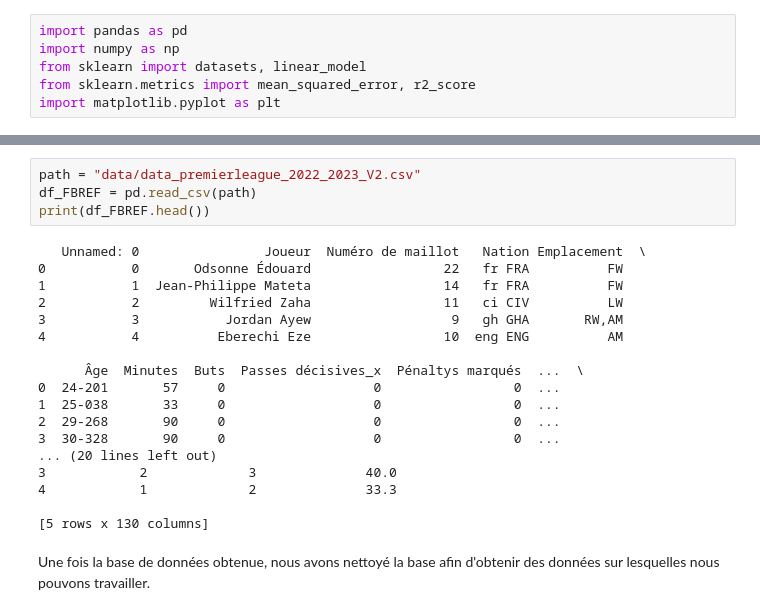
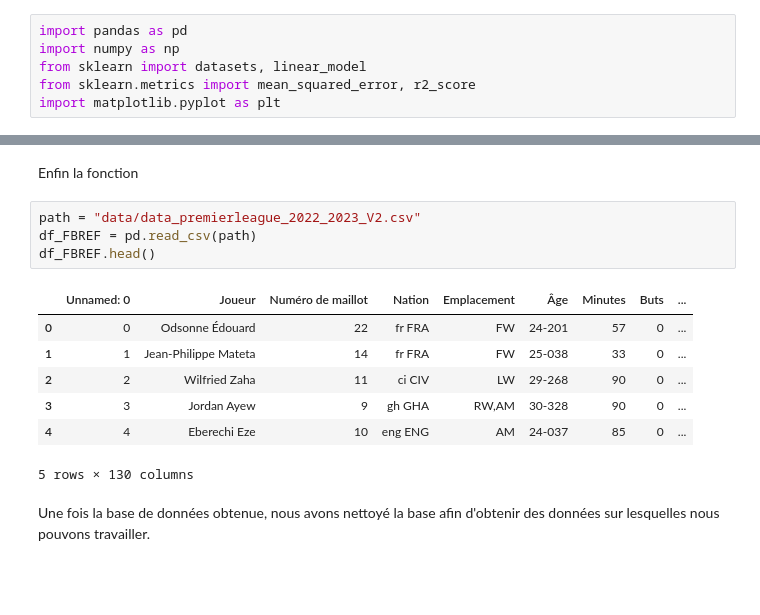
Before and after one commit to lecoqm/evaluation_football, a Jupyter notebook: main.ipynb, the cells around one changed output, grey strips where cells are left out. Cells and saved outputs as stored; diff of their text form; blank space fills up the shorter version.

```diff
--- a/main.ipynb
+++ b/main.ipynb
@@ -63,25 +117,17 @@ La partie scraping s'est déroulée en deux étapes. Premièrement le programme
+# %% [markdown]
+Enfin la fonction
 # %%
 path = "data/data_premierleague_2022_2023_V2.csv"
 df_FBREF = pd.read_csv(path)
-print(df_FBREF.head())
+df_FBREF.head()
 # %% [output]
+|  | Unnamed: 0 | Joueur | Numéro de maillot | Nation | Emplacement | Âge | Minutes | Buts | ... |
+| 0 | 0 | Odsonne Édouard | 22 | fr FRA | FW | 24-201 | 57 | 0 | ... |
+| 1 | 1 | Jean-Philippe Mateta | 14 | fr FRA | FW | 25-038 | 33 | 0 | ... |
+| 2 | 2 | Wilfried Zaha | 11 | ci CIV | LW | 29-268 | 90 | 0 | ... |
+| 3 | 3 | Jordan Ayew | 9 | gh GHA | RW,AM | 30-328 | 90 | 0 | ... |
+| 4 | 4 | Eberechi Eze | 10 | eng ENG | AM | 24-037 | 85 | 0 | ... |
-   Unnamed: 0                Joueur  Numéro de maillot   Nation Emplacement  \
-0           0       Odsonne Édouard                 22   fr FRA          FW
-1           1  Jean-Philippe Mateta                 14   fr FRA          FW
-2           2         Wilfried Zaha                 11   ci CIV          LW
-3           3           Jordan Ayew                  9   gh GHA       RW,AM
-4           4          Eberechi Eze                 10  eng ENG          AM
-
-      Âge  Minutes  Buts  Passes décisives_x  Pénaltys marqués  ...  \
-0  24-201       57     0                   0                 0  ...
-1  25-038       33     0                   0                 0  ...
-2  29-268       90     0                   0                 0  ...
-3  30-328       90     0                   0                 0  ...
-... (20 lines left out)
-3            2             3              40.0
-4            1             2              33.3
-
-[5 rows x 130 columns]
+5 rows × 130 columns
 # %% [markdown]
 Une fois la base de données obtenue, nous avons nettoyé la base afin d'obtenir des données sur lesquelles nous pouvons travailler.
 # %% [markdown]
```
Also changed, not shown: parts of 7 cells of this notebook, 2 other files.
